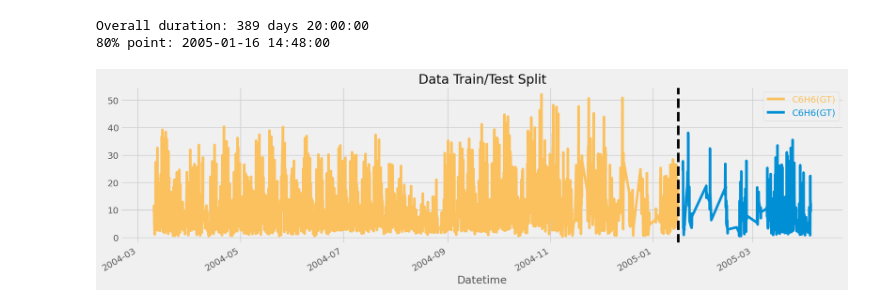
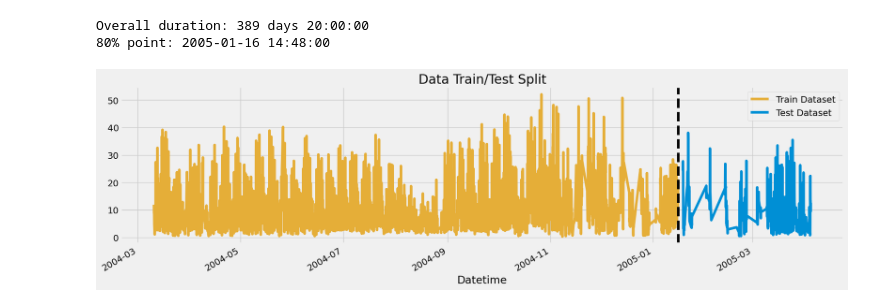
Before and after one commit to bryancastillo10/Machine-Learning-Projects, a Jupyter notebook: ml_air_quality.ipynb, the cells around one changed output. Drawn from its saved outputs; the diff is of its cells as text; code cells hidden in the pictures.

```diff
--- a/ml_air_quality.ipynb
+++ b/ml_air_quality.ipynb
@@ -28,7 +28,7 @@ df.head()
 | 2004-03-10 22:00:00 | 6.5 | 0.885496 | 3.12 |
 # %%
 overall_duration = df.index.max() - df.index.min()
-split_point = df.index.min() + 0.8 * overall_duration
+split_date = df.index.min() + 0.8 * overall_duration
 
 print(f"Overall duration: {overall_duration}")
 print(f"80% point: {split_point}")
@@ -37,18 +37,23 @@ Overall duration: 389 days 20:00:00
 80% point: 2005-01-16 14:48:00
 # %%
 benz = pd.DataFrame(df['C6H6(GT)'])
+
+train = benz.loc[benz.index < split_date]
+test = benz.loc[benz.index >= split_date]
-# %%
-train = benz.loc[benz.index < '2005-01-16']
-test = benz.loc[benz.index >= '2005-01-16']
 # %%
-
 fig, ax = plt.subplots(figsize=(18, 5))
 
-train.plot(ax = ax,label='Train', title='Data Train/Test Split',color=color_pal[4])
-test.plot(ax = ax,label ='Test')
+train.plot(ax = ax,color=color_pal[2])
+test.plot(ax = ax,color=color_pal[0])
 ax.axvline('2005-01-16',color='black',ls='--')
-ax.legend(labelcolor='black')
+
+# Customization
+ax.legend(['Train Dataset','Test Dataset'],labelcolor='black')
+ax.tick_params(colors='black')
+ax.xaxis.label.set_color('black')
 plt.title('Data Train/Test Split',color='black')
+
+ax.legend
 plt.show()
 # %% [output]
-[figure, old version]
+[figure, new version]
```
Also changed, not shown: parts of 15 cells of this notebook.
